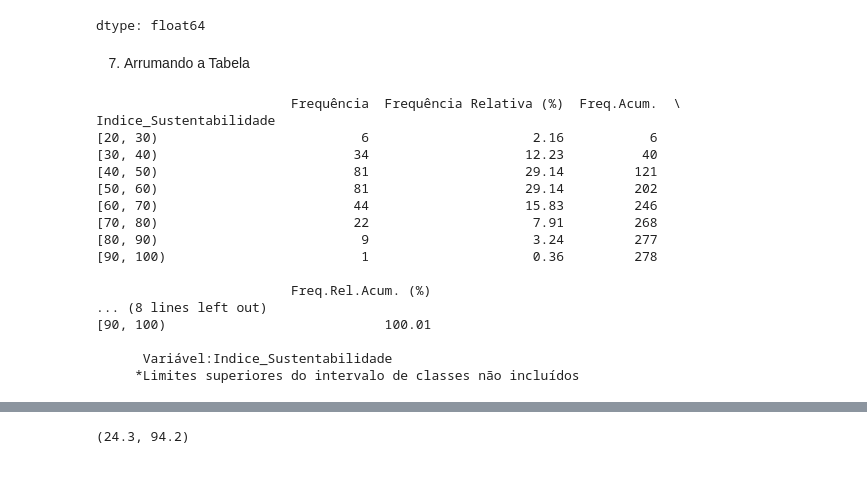
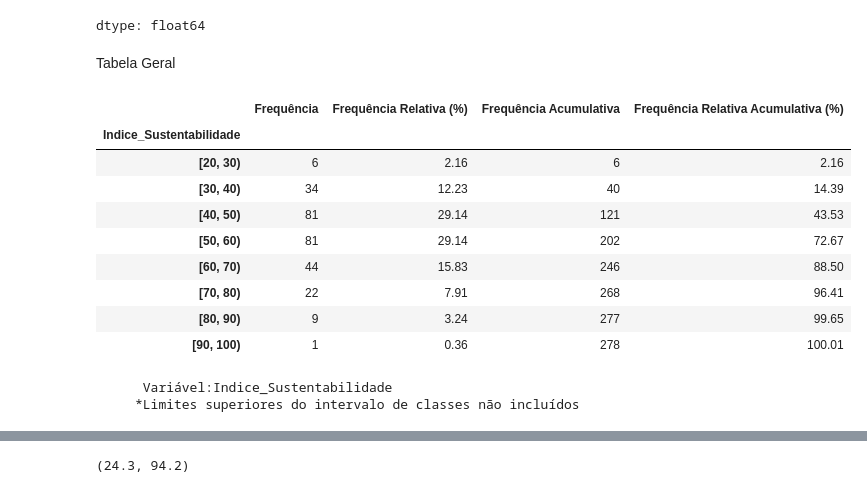
Before and after one commit to MtBalbine/PROJETO-1---ESTATISTICA-E-ANALISE-DE-DADOS, a Jupyter notebook: VarQuantitativaSus.ipynb, the cells around one changed output, grey strips where cells are left out. Saved outputs shown, nothing was run; the diff lists cells and outputs as text; code cells hidden in the pictures.

```diff
--- a/VarQuantitativaSus.ipynb
+++ b/VarQuantitativaSus.ipynb
@@ -117,28 +111,23 @@ freqpercacum
 | [80, 90) | 99.65 |
 | [90, 100) | 100.01 |
 dtype: float64
-# %% [markdown]
-7. Arrumando a Tabela
+# %% [markdown]
+ Tabela Geral
 # %%
-dist_freq = pd.DataFrame({'Frequência': frequencia,'Frequência Relativa (%)':Freqpercentual,'Freq.Acum.': freqacum,'Freq.Rel.Acum. (%)':freqpercacum})
-print(dist_freq)
+dist_freq = pd.DataFrame({'Frequência': frequencia,'Frequência Relativa (%)':Freqpercentual,'Frequência Acumulativa': freqacum,'Frequência Relativa Acumulativa (%)':freqpercacum})
+display(dist_freq)
 print(f'\n      Variável:{coluna}')
 print('     *Limites superiores do intervalo de classes não incluídos')
 # %% [output]
+|  | Frequência | Frequência Relativa (%) | Frequência Acumulativa | Frequência Relativa Acumulativa (%) |
+| Indice_Sustentabilidade |  |  |  |  |
+| [20, 30) | 6 | 2.16 | 6 | 2.16 |
+| [30, 40) | 34 | 12.23 | 40 | 14.39 |
+| [40, 50) | 81 | 29.14 | 121 | 43.53 |
+| [50, 60) | 81 | 29.14 | 202 | 72.67 |
+| [60, 70) | 44 | 15.83 | 246 | 88.50 |
+| [70, 80) | 22 | 7.91 | 268 | 96.41 |
+| [80, 90) | 9 | 3.24 | 277 | 99.65 |
+| [90, 100) | 1 | 0.36 | 278 | 100.01 |
-                         Frequência  Frequência Relativa (%)  Freq.Acum.  \
-Indice_Sustentabilidade
-[20, 30)                          6                     2.16           6
-[30, 40)                         34                    12.23          40
-[40, 50)                         81                    29.14         121
-[50, 60)                         81                    29.14         202
-[60, 70)                         44                    15.83         246
-[70, 80)                         22                     7.91         268
-[80, 90)                          9                     3.24         277
-[90, 100)                         1                     0.36         278
-
-                         Freq.Rel.Acum. (%)
-... (8 lines left out)
-[90, 100)                            100.01
-
       Variável:Indice_Sustentabilidade
      *Limites superiores do intervalo de classes não incluídos
```
Also changed, not shown: parts of 20 cells of this notebook.
